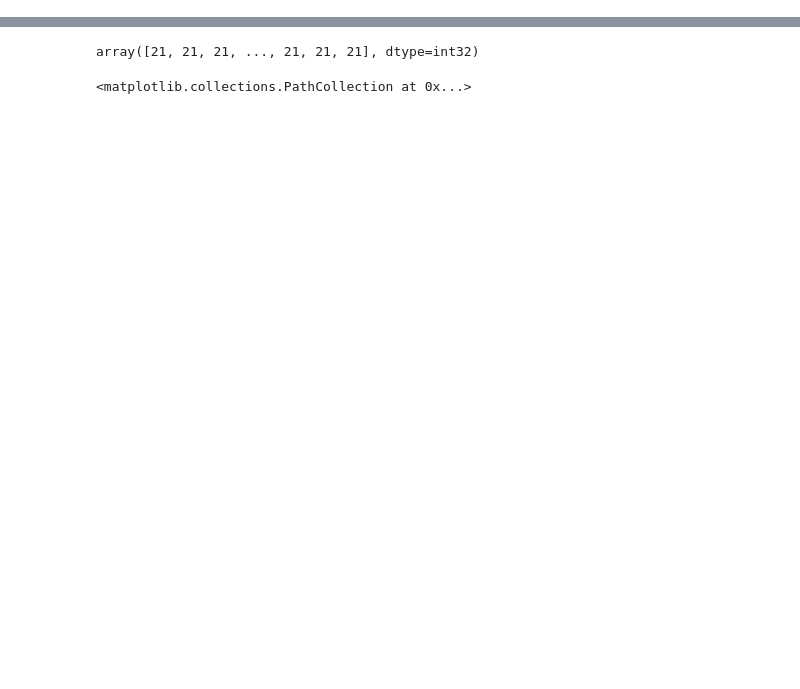
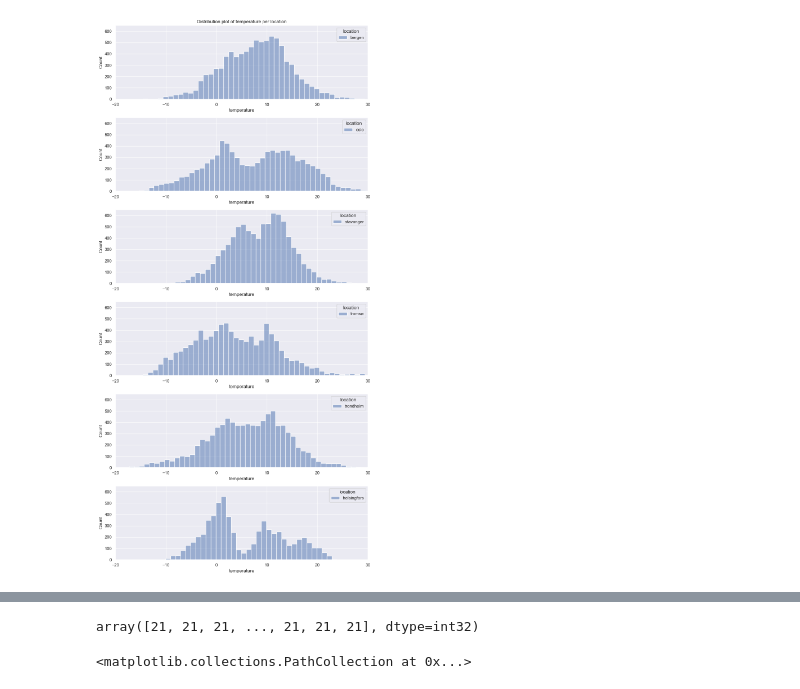
Before and after one commit to Sigevio/tdt4259, a Jupyter notebook: analysis/eda.ipynb, the cells around one changed output, grey strips where cells are left out. Cells and saved outputs as stored; diff of their text form; code cells hidden in the pictures; blank space fills up the shorter version.

```diff
--- a/analysis/eda.ipynb
+++ b/analysis/eda.ipynb
@@ -46,0 +68,18 @@ df[df["consumption"] == 0]
+# %%
+# Distribution plot of temperature per location
+
+num_locations = df["location"].nunique()
+fig, ax = plt.subplots(figsize=(10, 20), nrows=num_locations)
+
+ax[0].set_title("Distribution plot of temperature per location")
+
+for i, location in enumerate(df["location"].unique()):
+    sns.histplot(data=df[df.location == location], x="temperature", hue="location", binwidth=1, ax=ax[i])
+    ax[i].set_xlim(-20, 30)
+    ax[i].set_ylim(0, 650)
+
+
+fig.tight_layout()
+plt.show()
+# %% [output]
+[figure, added]
```
Also changed, not shown: parts of 37 cells of this notebook.
